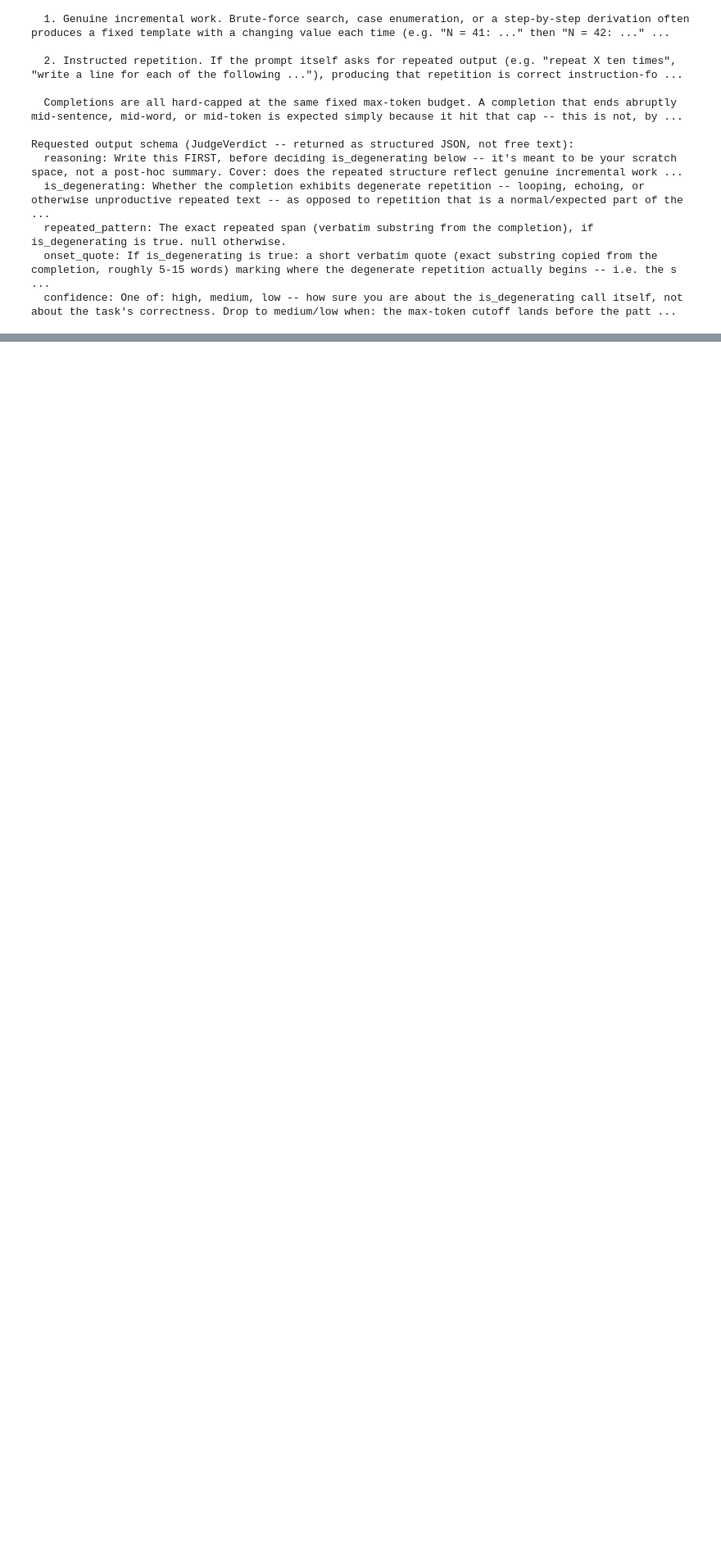
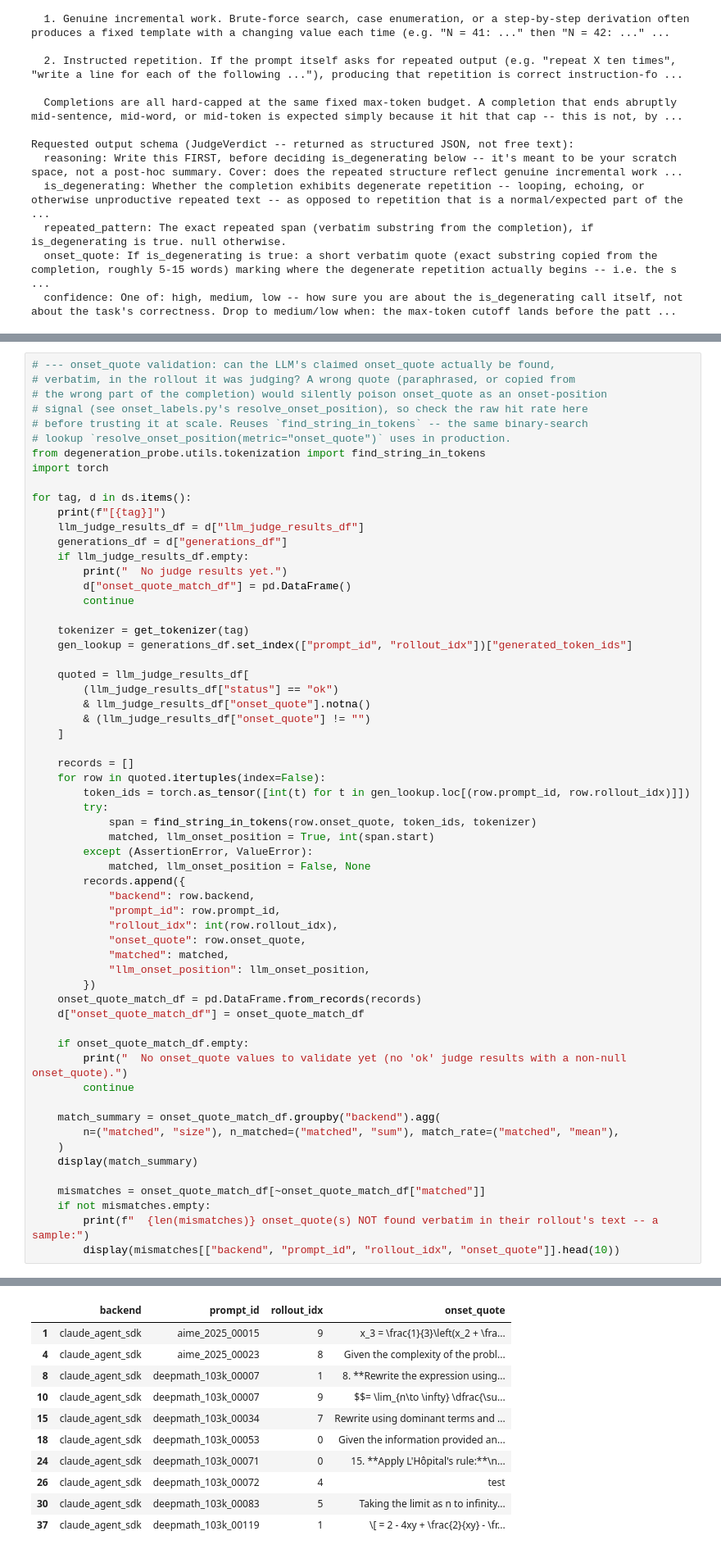
Before and after one commit to swiss-ai/degeneration-probe, a Jupyter notebook: notebooks/inspect_dataset.ipynb, the cells around one changed output, grey strips where cells are left out. Shown at 82% size. Cells and saved outputs as stored; diff of their text form; blank space fills up the shorter version.

```diff
--- a/notebooks/inspect_dataset.ipynb
+++ b/notebooks/inspect_dataset.ipynb
@@ -1344,3 +1379,64 @@ for tag, d in ds.items():
   No judge results yet -- run llm_judge.py with a backend first (see command above).
 [apertus1p5-sft256k-4200]
   No judge results yet -- run llm_judge.py with a backend first (see command above).
+# %%
+# --- onset_quote validation: can the LLM's claimed onset_quote actually be found,
+# verbatim, in the rollout it was judging? A wrong quote (paraphrased, or copied from
+# the wrong part of the completion) would silently poison onset_quote as an onset-position
+# signal (see onset_labels.py's resolve_onset_position), so check the raw hit rate here
+# before trusting it at scale. Reuses `find_string_in_tokens` -- the same binary-search
+# lookup `resolve_onset_position(metric="onset_quote")` uses in production.
+from degeneration_probe.utils.tokenization import find_string_in_tokens
+import torch
+
+for tag, d in ds.items():
+    print(f"[{tag}]")
+    llm_judge_results_df = d["llm_judge_results_df"]
+    generations_df = d["generations_df"]
+    if llm_judge_results_df.empty:
+        print("  No judge results yet.")
+        d["onset_quote_match_df"] = pd.DataFrame()
+        continue
+
+    tokenizer = get_tokenizer(tag)
+    gen_lookup = generations_df.set_index(["prompt_id", "rollout_idx"])["generated_token_ids"]
+
+    quoted = llm_judge_results_df[
+        (llm_judge_results_df["status"] == "ok")
+        & llm_judge_results_df["onset_quote"].notna()
+        & (llm_judge_results_df["onset_quote"] != "")
+    ]
+
+    records = []
+    for row in quoted.itertuples(index=False):
+        token_ids = torch.as_tensor([int(t) for t in gen_lookup.loc[(row.prompt_id, row.rollout_idx)]])
+        try:
+            span = find_string_in_tokens(row.onset_quote, token_ids, tokenizer)
+            matched, llm_onset_position = True, int(span.start)
+        except (AssertionError, ValueError):
+            matched, llm_onset_position = False, None
+        records.append({
+            "backend": row.backend,
+            "prompt_id": row.prompt_id,
+            "rollout_idx": int(row.rollout_idx),
+            "onset_quote": row.onset_quote,
+            "matched": matched,
+            "llm_onset_position": llm_onset_position,
+        })
+    onset_quote_match_df = pd.DataFrame.from_records(records)
+    d["onset_quote_match_df"] = onset_quote_match_df
+
+    if onset_quote_match_df.empty:
+        print("  No onset_quote values to validate yet (no 'ok' judge results with a non-null onset_quote).")
+        continue
+
+    match_summary = onset_quote_match_df.groupby("backend").agg(
+        n=("matched", "size"), n_matched=("matched", "sum"), match_rate=("matched", "mean"),
+    )
+    display(match_summary)
+
+    mismatches = onset_quote_match_df[~onset_quote_match_df["matched"]]
+    if not mismatches.empty:
+        print(f"  {len(mismatches)} onset_quote(s) NOT found verbatim in their rollout's text -- a sample:")
+        display(mismatches[["backend", "prompt_id", "rollout_idx", "onset_quote"]].head(10))
+# %% [output]
@@ -1346,0 +1448,11 @@ for tag, d in ds.items():
+|  | backend | prompt_id | rollout_idx | onset_quote |
+| 1 | claude_agent_sdk | aime_2025_00015 | 9 | x_3 = \frac{1}{3}\left(x_2 + \fra... |
+| 4 | claude_agent_sdk | aime_2025_00023 | 8 | Given the complexity of the probl... |
+| 8 | claude_agent_sdk | deepmath_103k_00007 | 1 | 8. **Rewrite the expression using... |
+| 10 | claude_agent_sdk | deepmath_103k_00007 | 9 | $$= \lim_{n\to \infty} \dfrac{\su... |
+| 15 | claude_agent_sdk | deepmath_103k_00034 | 7 | Rewrite using dominant terms and ... |
+| 18 | claude_agent_sdk | deepmath_103k_00053 | 0 | Given the information provided an... |
+| 24 | claude_agent_sdk | deepmath_103k_00071 | 0 | 15. **Apply L'Hôpital's rule:**\n... |
+| 26 | claude_agent_sdk | deepmath_103k_00072 | 4 | test |
+| 30 | claude_agent_sdk | deepmath_103k_00083 | 5 | Taking the limit as n to infinity... |
+| 37 | claude_agent_sdk | deepmath_103k_00119 | 1 | \[ = 2 - 4xy + \frac{2}{xy} - \fr... |
```
Also changed, not shown: parts of 13 cells of this notebook, 1 other file.
